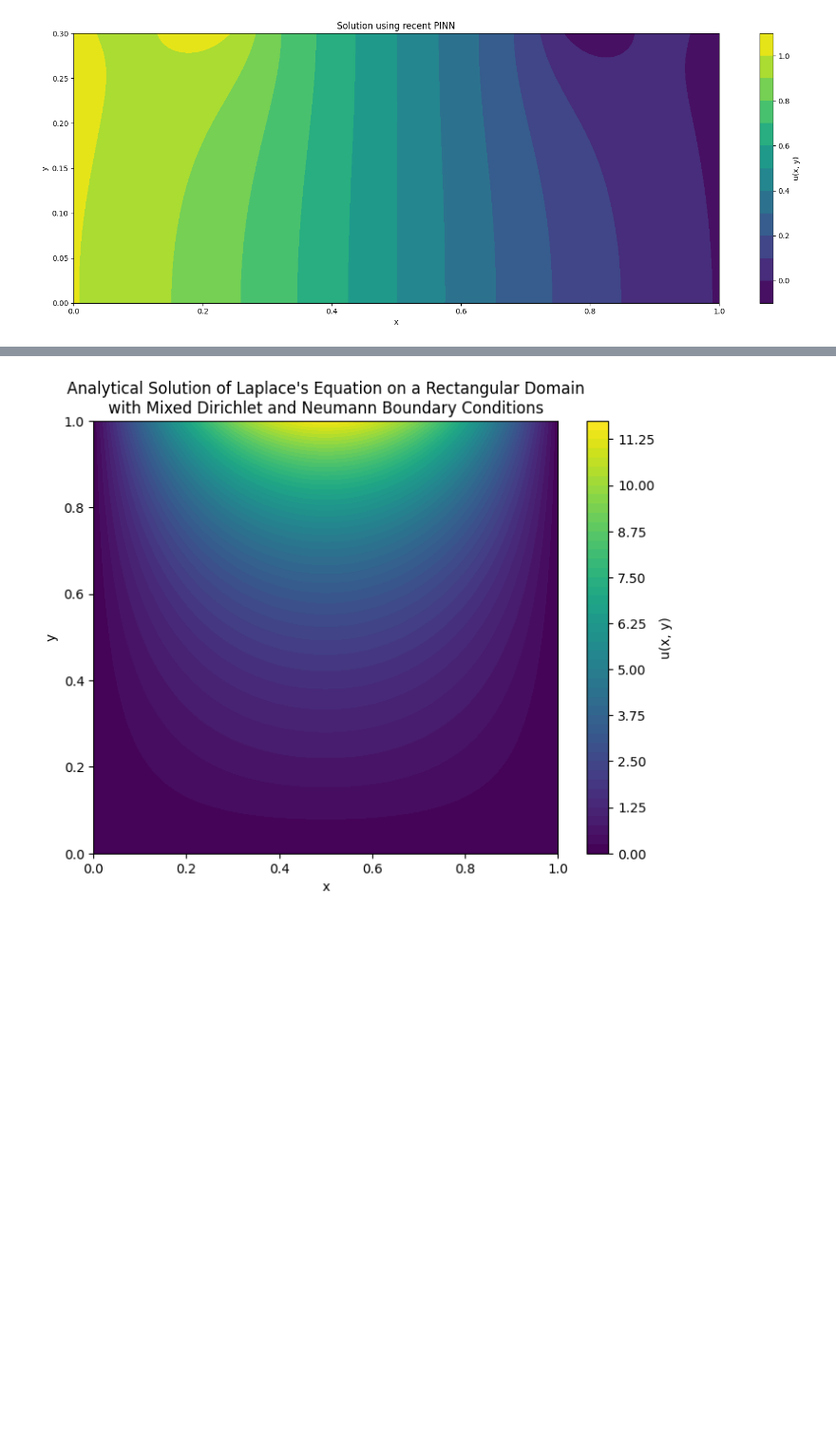
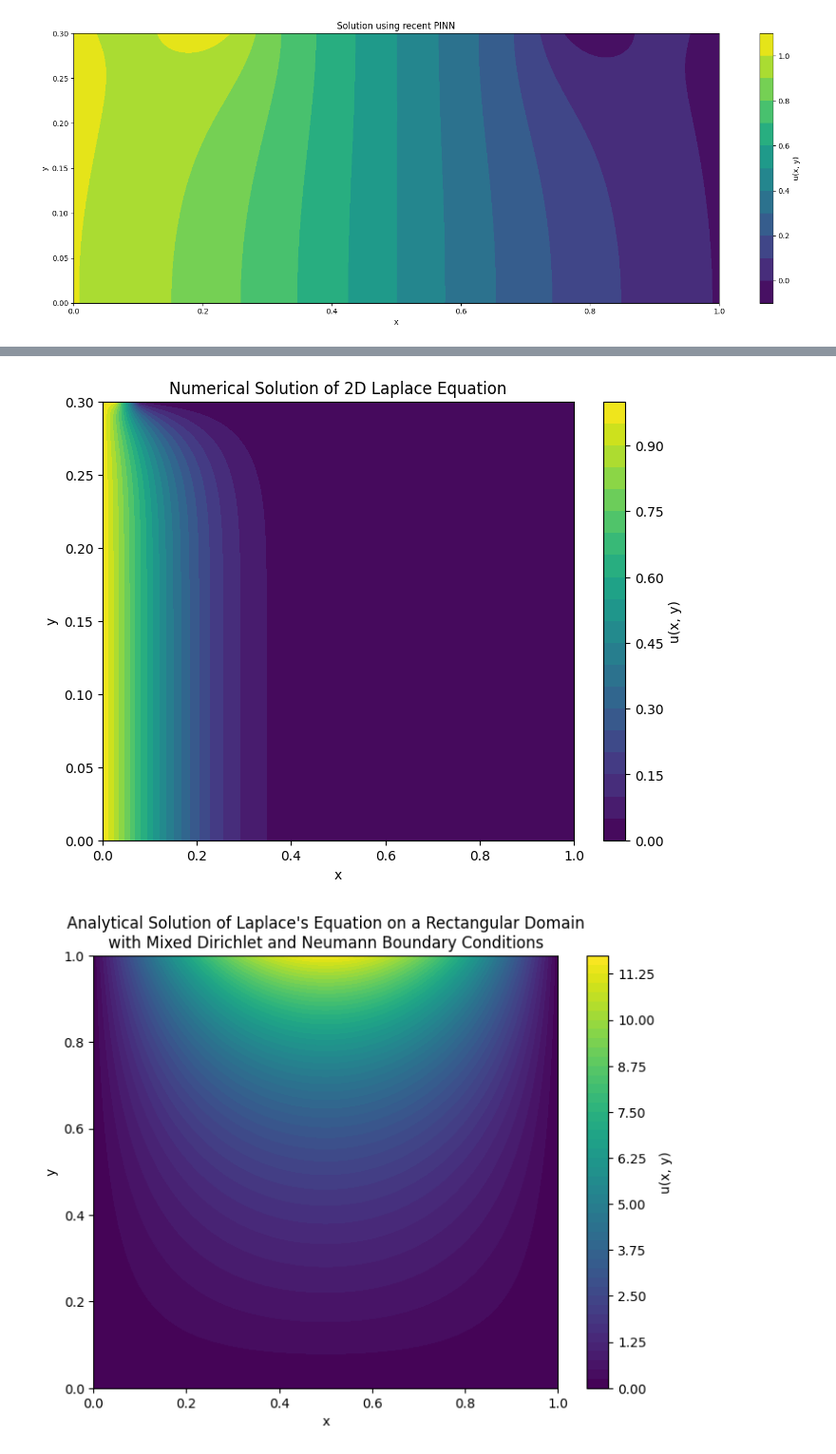
Before and after one commit to jolu2111/Prosjektoppgave, a Jupyter notebook: Laplace_equation.ipynb, the cells around one changed output, grey strips where cells are left out. Shown at 95% size. Saved outputs shown, nothing was run; the diff lists cells and outputs as text; code cells hidden in the pictures; blank space fills up the shorter version.

```diff
--- a/Laplace_equation.ipynb
+++ b/Laplace_equation.ipynb
@@ -674,3 +743,15 @@ plt.show()
+# %%
+# Plot the results
+X, Y = np.meshgrid(np.linspace(0, Lx, Nx), np.linspace(0, Ly, Ny))
+plt.figure(figsize=(8, 6))
+plt.contourf(X, Y, u.T, 20, cmap="viridis")
+plt.colorbar(label="u(x, y)")
+plt.xlabel("x")
+plt.ylabel("y")
+plt.title("Numerical Solution of 2D Laplace Equation")
+plt.show()
+# %% [output]
+[figure, added]
 # %%
 import numpy as np
 import matplotlib.pyplot as plt
```
Also changed, not shown: parts of 3 cells of this notebook, 2 other files.
